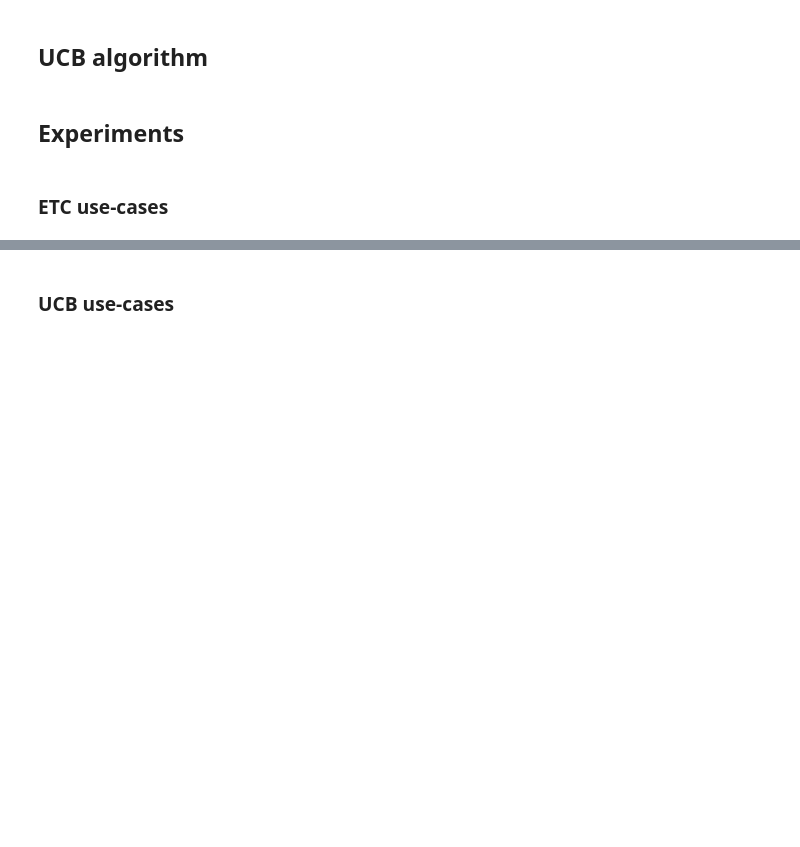
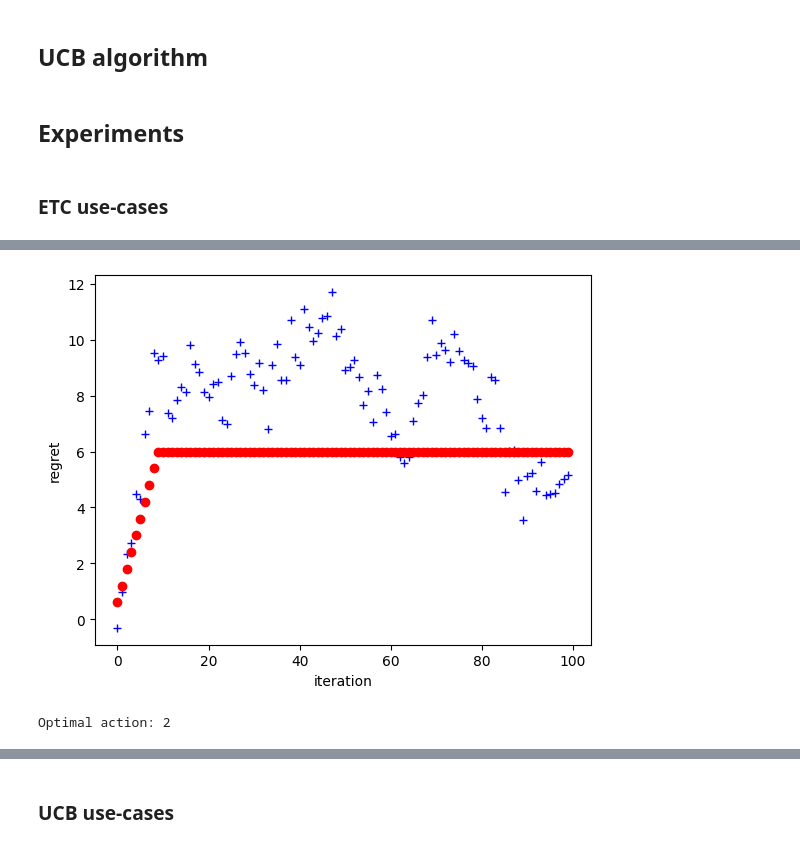
Before and after one commit to nilsmart96/fs-ainf-class, a Jupyter notebook: Assignment Solutions/Block 1/RL-day3-bandits-handout.ipynb, the cells around one changed output, grey strips where cells are left out. Cells and saved outputs as stored; diff of their text form; code cells hidden in the pictures; blank space fills up the shorter version.

```diff
--- a/Assignment Solutions/Block 1/RL-day3-bandits-handout.ipynb
+++ b/Assignment Solutions/Block 1/RL-day3-bandits-handout.ipynb
@@ -157,0 +196,17 @@ def experiment_ucb(k, mu, delta, rounds):
+# %%
+# Try it with two arms and big difference between the mean values
+k = 2
+means = [0.2, 0.8]
+m = 10
+rounds = 100
+experiment_etc(k, means, m, rounds)
+# What are the required number of rounds to find the best action?
+# If the difference in means of the arms is large, less exploration is typically
+# needed to identify the best arm with high confidence. For that reason I decreased
+# exploration to 10% of total rounds, instead of the previous 25% with close means.
+# A clear convergence can be seen after the initial exploration phase, leading me
+# to believe, that this is a good choice.
+# The additional aspects from the first ETC answer should still be considered.
+# %% [output]
+[figure, added]
+Optimal action: 2
```
Also changed, not shown: parts of 17 cells of this notebook, 5 other files.
